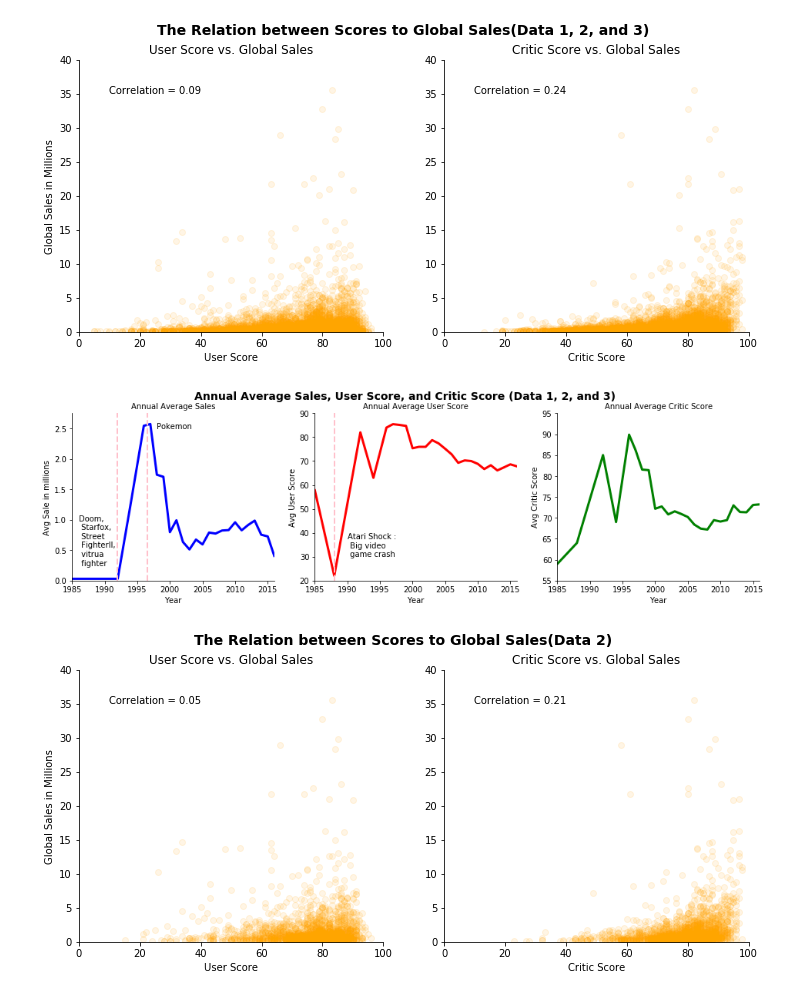
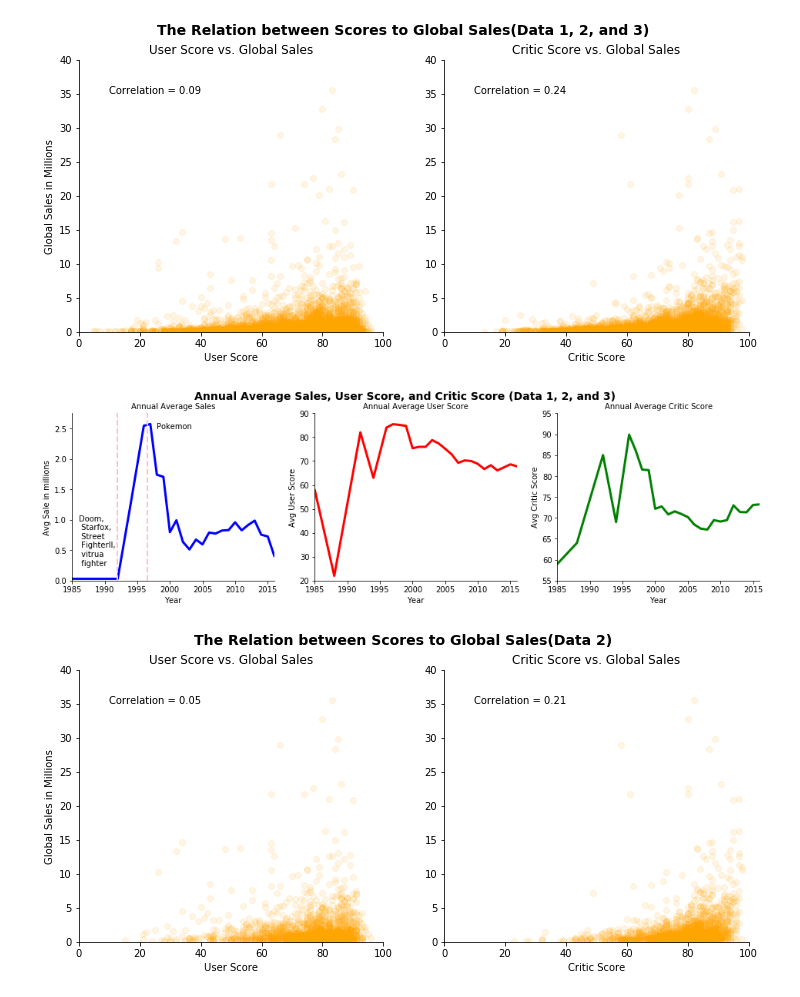
Before and after one commit to mell0611/data_science_project, a Jupyter notebook: data_analysis.ipynb, the cells around one changed output. Saved outputs shown, nothing was run; the diff lists cells and outputs as text; code cells hidden in the pictures.

```diff
--- a/data_analysis.ipynb
+++ b/data_analysis.ipynb
@@ -226,39 +226,34 @@ for var in ax:
     var.spines["right"].set_visible(False)
     var.spines["top"].set_visible(False)
 
     var.set_xlabel('Year')
     var.set_xlim(1985,2016)
 
     if count == 0 :
         var.set_ylabel('Avg Sale in millions')
         var.set_ylim(0,2.75)
     elif count == 1:
         var.set_ylabel('Avg User Score')
         var.set_ylim(20,90)
     else:
         var.set_ylabel('Avg Critic Score')
         var.set_ylim(55,95)
     count+=1
 ax[0].axvline(x=1992, color='pink', linestyle='--', linewidth=2)
 
 message = "Doom, \n Starfox, \n Street \n FighterII, \n vitrua \n fighter " # Create the message, convert the number to a string,
                                                   # then add it
 ax[0].text(1986, 0.25, message, horizontalalignment='left') # then alling everything on the
 
 ax[0].axvline(x=1996.5, color='pink', linestyle='--', linewidth=2)
 
 message = "Pokemon" # Create the message, convert the number to a string,
                                                   # then add it
 ax[0].text(1998, 2.5, message, horizontalalignment='left') # then alling everything on the
 
-ax[1].axvline(x=1988, color='pink', linestyle='--', linewidth=2)
-
-message = "Atari Shock : \n Big video \n game crash " # Create the message, convert the number to a string,
-                                                  # then add it
-ax[1].text(1990, 30, message, horizontalalignment='left') # then alling everything on the
 plt.show()
 # %% [output]
-[figure, old version]
+[figure, new version]
 # %%
 # low correlation  --> got only data2
 data2 = pd.read_csv("dataset/data2_modified.csv")
```
Also changed, not shown: parts of 6 cells of this notebook.
